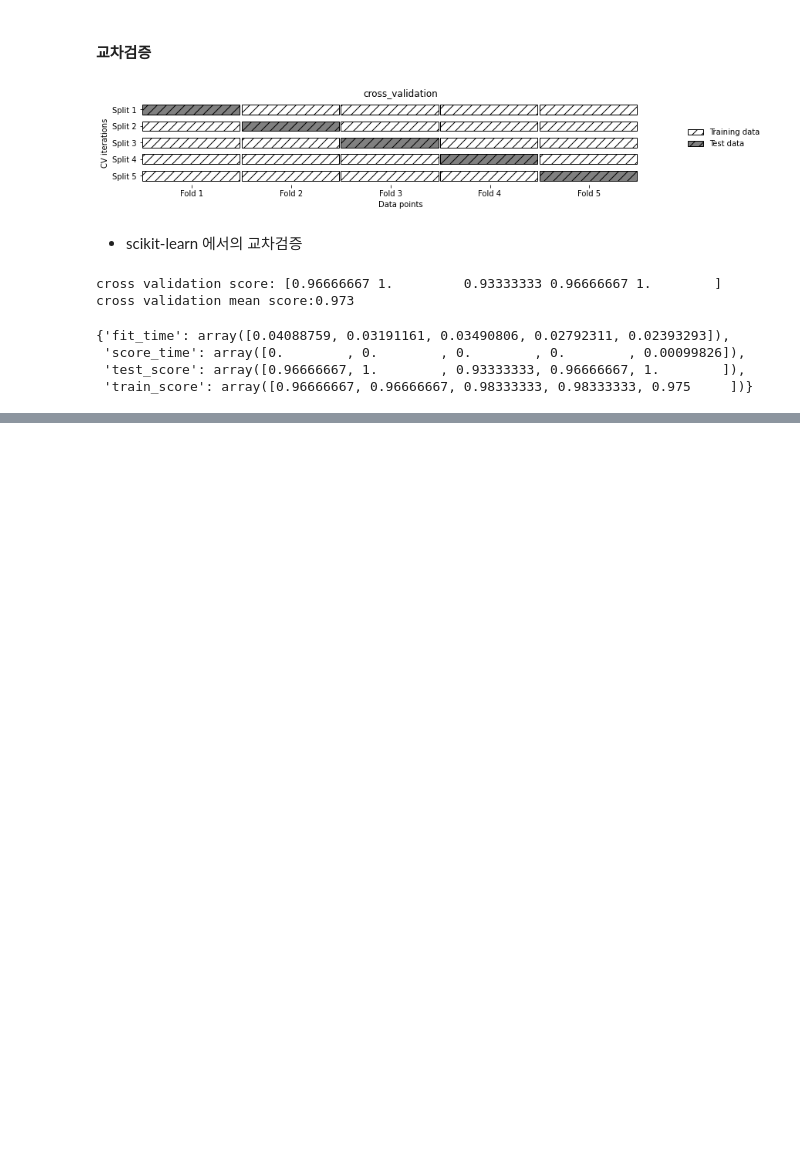
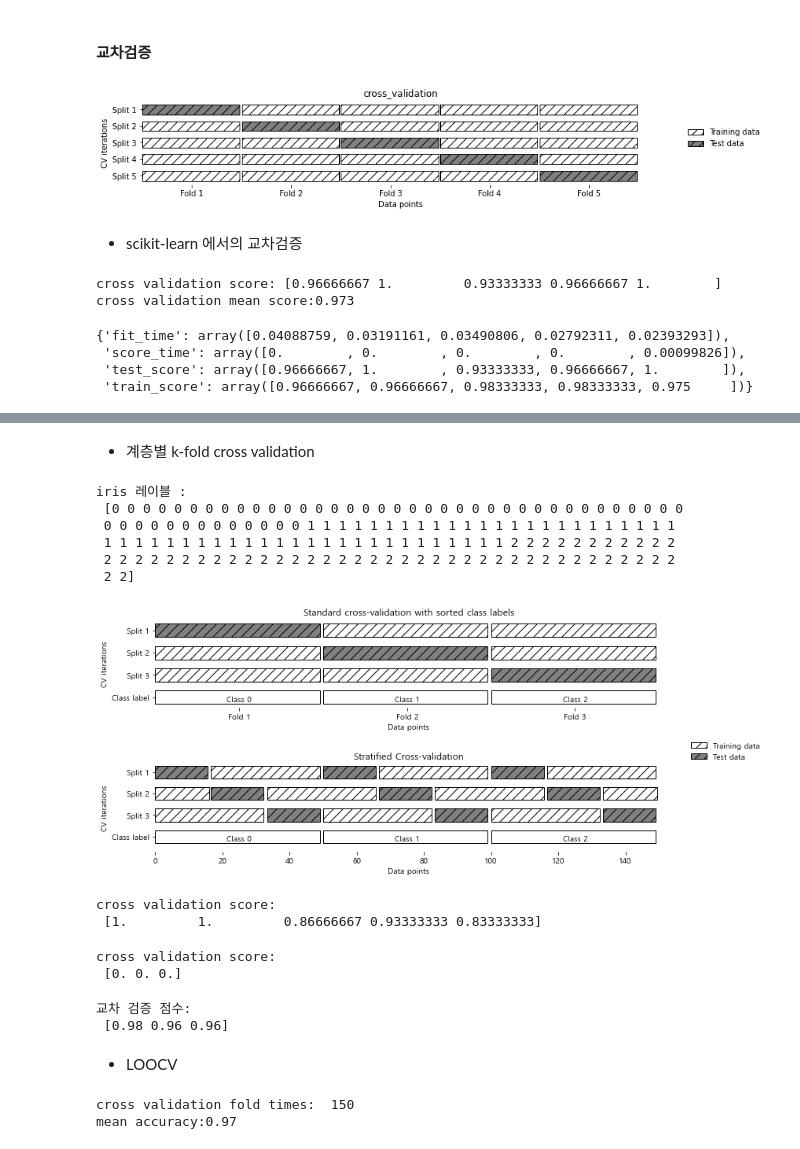
Before and after one commit to ikeven94/py_repo, a Jupyter notebook: Model Evaluation_Accuracy improvement.ipynb, the cells around one changed output, grey strips where cells are left out. Saved outputs shown, nothing was run; the diff lists cells and outputs as text; code cells hidden in the pictures; blank space fills up the shorter version.

Commit message:
Model Evaluation and accuracy improvement

```diff
--- a/Model Evaluation_Accuracy improvement.ipynb
+++ b/Model Evaluation_Accuracy improvement.ipynb
@@ -55,0 +75,17 @@ display(res)
+# %% [markdown]
+- 계층별 k-fold cross validation
+# %%
+from sklearn.datasets import load_iris
+iris = load_iris()
+print("iris 레이블 : \n", iris.target)
+# %% [output]
+iris 레이블 :
+ [0 0 0 0 0 0 0 0 0 0 0 0 0 0 0 0 0 0 0 0 0 0 0 0 0 0 0 0 0 0 0 0 0 0 0 0 0
+ 0 0 0 0 0 0 0 0 0 0 0 0 0 1 1 1 1 1 1 1 1 1 1 1 1 1 1 1 1 1 1 1 1 1 1 1 1
+ 1 1 1 1 1 1 1 1 1 1 1 1 1 1 1 1 1 1 1 1 1 1 1 1 1 1 2 2 2 2 2 2 2 2 2 2 2
+ 2 2 2 2 2 2 2 2 2 2 2 2 2 2 2 2 2 2 2 2 2 2 2 2 2 2 2 2 2 2 2 2 2 2 2 2 2
+ 2 2]
+# %%
+mglearn.plots.plot_stratified_cross_validation()
+# %% [output]
+[figure, added]
@@ -55,0 +95,28 @@ display(res)
+# %%
+print("cross validation score:\n", cross_val_score(logreg, iris.data, iris.target, cv=Kfold))
+# %% [output]
+cross validation score:
+ [1.         1.         0.86666667 0.93333333 0.83333333]
+# %%
+Kfold = KFold(n_splits = 3)
+print("cross validation score:\n", cross_val_score(logreg, iris.data, iris.target, cv=Kfold))
+# %% [output]
+cross validation score:
+ [0. 0. 0.]
+# %%
+kfold = KFold(n_splits=3, shuffle=True, random_state=0)
+print("교차 검증 점수:\n", cross_val_score(logreg, iris.data, iris.target, cv=kfold))
+# %% [output]
+교차 검증 점수:
+ [0.98 0.96 0.96]
+# %% [markdown]
+- LOOCV
+# %%
+from sklearn.model_selection import LeaveOneOut
+loo = LeaveOneOut()
+scores = cross_val_score(logreg, iris.data, iris.target, cv=loo)
+print("cross validation fold times: ", len(scores))
+print("mean accuracy:{:.2f}".format(scores.mean()))
+# %% [output]
+cross validation fold times:  150
+mean accuracy:0.97
```
Also changed, not shown: parts of 14 cells of this notebook.
